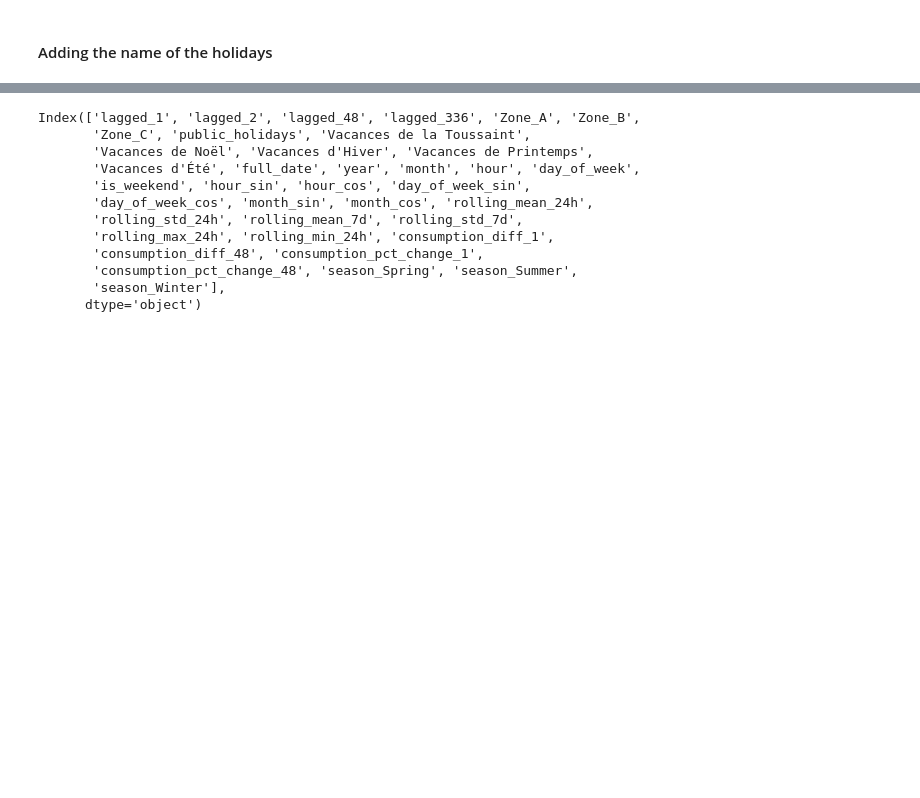
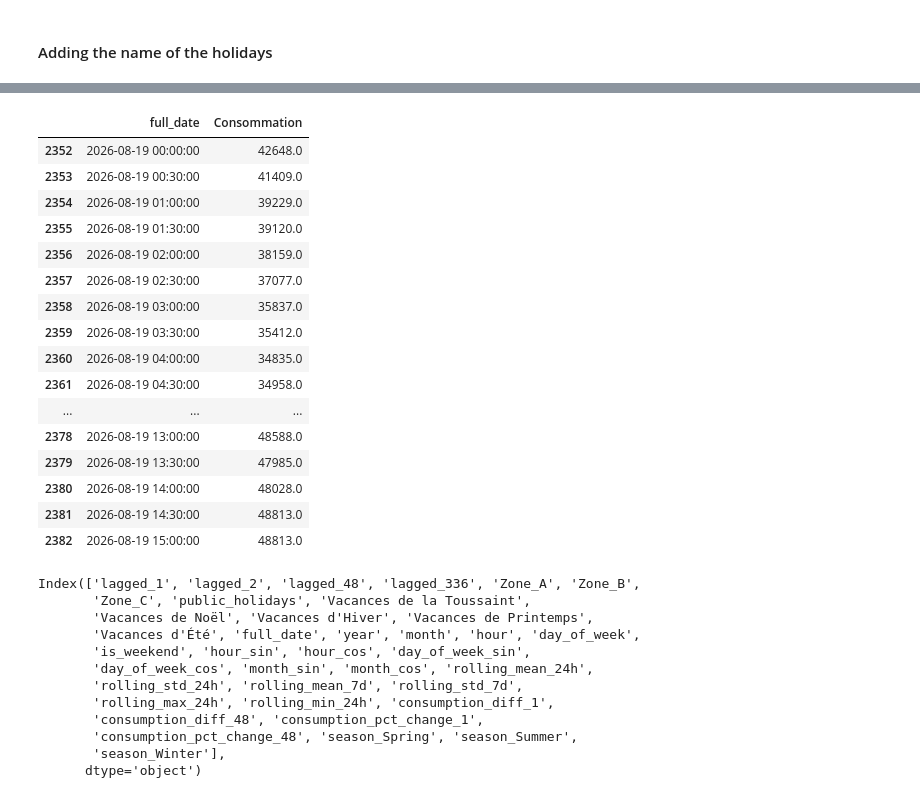
Before and after one commit to Marwane-ELM/energy_peak_prediction_fr, a Jupyter notebook: notebooks/api_experiments.ipynb, the cells around one changed output, grey strips where cells are left out. Drawn from its saved outputs; the diff is of its cells as text; code cells hidden in the pictures; blank space fills up the shorter version.

```diff
--- a/notebooks/api_experiments.ipynb
+++ b/notebooks/api_experiments.ipynb
@@ -192,0 +234,22 @@ df = df.drop(["Consommation"], axis=1)
+# %%
+hist_today = df[df["full_date"].dt.date == datetime.now().date()][["full_date", "Consommation"]]
+# %%
+hist_today
+# %% [output]
+|  | full_date | Consommation |
+| 2352 | 2026-08-19 00:00:00 | 42648.0 |
+| 2353 | 2026-08-19 00:30:00 | 41409.0 |
+| 2354 | 2026-08-19 01:00:00 | 39229.0 |
+| 2355 | 2026-08-19 01:30:00 | 39120.0 |
+| 2356 | 2026-08-19 02:00:00 | 38159.0 |
+| 2357 | 2026-08-19 02:30:00 | 37077.0 |
+| 2358 | 2026-08-19 03:00:00 | 35837.0 |
+| 2359 | 2026-08-19 03:30:00 | 35412.0 |
+| 2360 | 2026-08-19 04:00:00 | 34835.0 |
+| 2361 | 2026-08-19 04:30:00 | 34958.0 |
+| ... | ... | ... |
+| 2378 | 2026-08-19 13:00:00 | 48588.0 |
+| 2379 | 2026-08-19 13:30:00 | 47985.0 |
+| 2380 | 2026-08-19 14:00:00 | 48028.0 |
+| 2381 | 2026-08-19 14:30:00 | 48813.0 |
+| 2382 | 2026-08-19 15:00:00 | 48813.0 |
```
Also changed, not shown: parts of 9 cells of this notebook, 5 other files.
